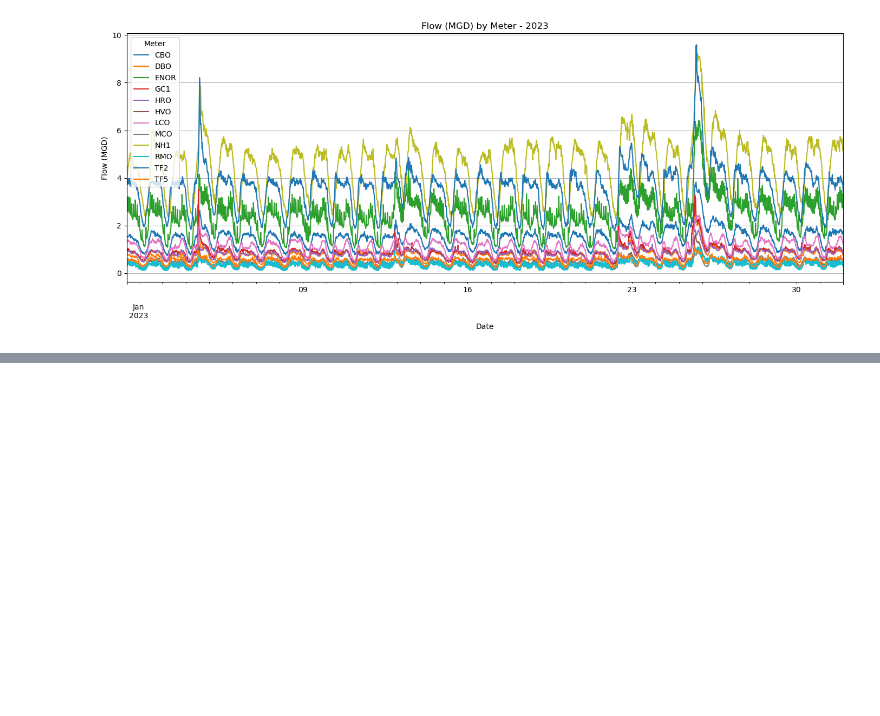
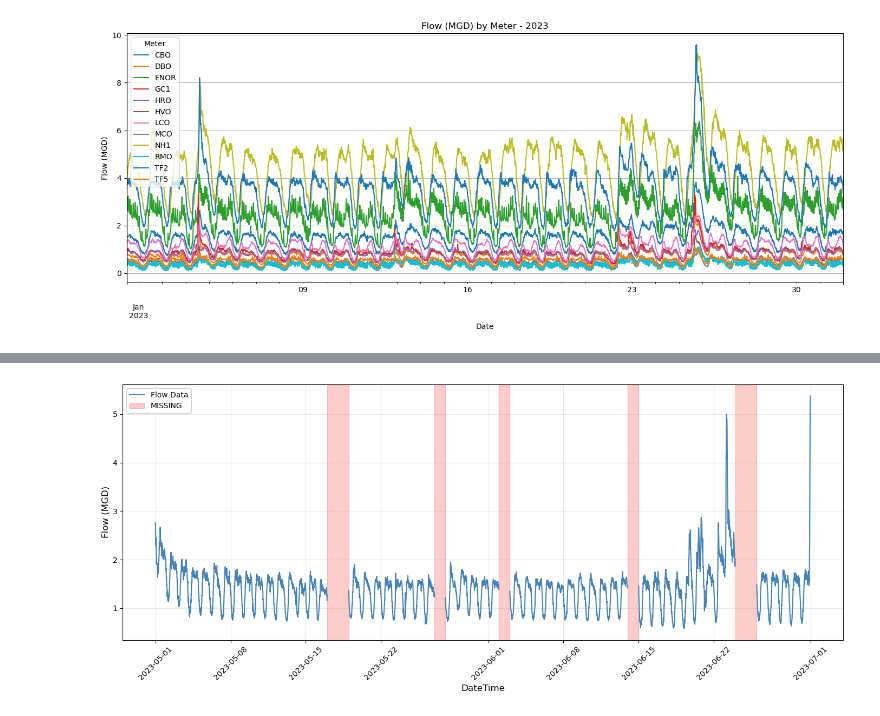
Before and after one commit to inmang13/CEE690_SoftwareEng_Spring26, a Jupyter notebook: RDII/scripts/scrap.ipynb, the cells around one changed output, grey strips where cells are left out. Drawn from its saved outputs; the diff is of its cells as text; code cells hidden in the pictures; blank space fills up the shorter version.

```diff
--- a/RDII/scripts/scrap.ipynb
+++ b/RDII/scripts/scrap.ipynb
@@ -47,0 +73,57 @@ plt.show()
+# %%
+meter_df=df[df["Meter"]=="CBO"]
+# just 2023
+meter_df = meter_df[meter_df['DateTime'].dt.year == 2023]
+# just month=5 and 6
+meter_df = meter_df[meter_df['DateTime'].dt.month.isin([5,6])]
+
+# Create figure
+fig, ax = plt.subplots(figsize=(14,6))
+
+# Plot main data line
+ax.plot(meter_df['DateTime'], meter_df['Flow_MGD'],
+    color='steelblue', linewidth=1.5, label='Flow Data', zorder=3)
+
+# Add shaded regions for non-OK periods
+non_ok = meter_df[meter_df['QC_flag'] != 'OK'].copy()
+
+if len(non_ok) > 0:
+    # Group consecutive non-OK periods
+    non_ok['group'] = (non_ok['DateTime'].diff() > pd.Timedelta('15min')).cumsum()
+
+    qc_colors = {
+        'INTERPOLATED': 'orange',
+        'MISSING': 'red',
+        'FLATLINE_REMOVED': 'purple',
+        'NEGATIVE': 'brown'
+
+    }
+
+    for qc_flag, color in qc_colors.items():
+        flag_groups = non_ok[non_ok['QC_flag'] == qc_flag].groupby('group')
+
+        first_of_type = True
+        for _, group in flag_groups:
+            if len(group) > 0:
+                # Add label only for first occurrence of each type
+                label = qc_flag if first_of_type else None
+                first_of_type = False
+
+                ax.axvspan(
+                    group['DateTime'].min(),
+                    group['DateTime'].max(),
+                    color=color,
+                    alpha=0.2,
+                    label=label,
+                    zorder=1
+                )
+
+# Formatting
+ax.set_xlabel('DateTime', fontsize=12)
+ax.set_ylabel('Flow (MGD)', fontsize=12)
+ax.legend(loc='best', framealpha=0.9)
+ax.grid(True, alpha=0.3, zorder=0)
+plt.xticks(rotation=45)
+plt.tight_layout()
+# %% [output]
+[figure, added]
```
Also changed, not shown: parts of 9 cells of this notebook, 6 other files.
